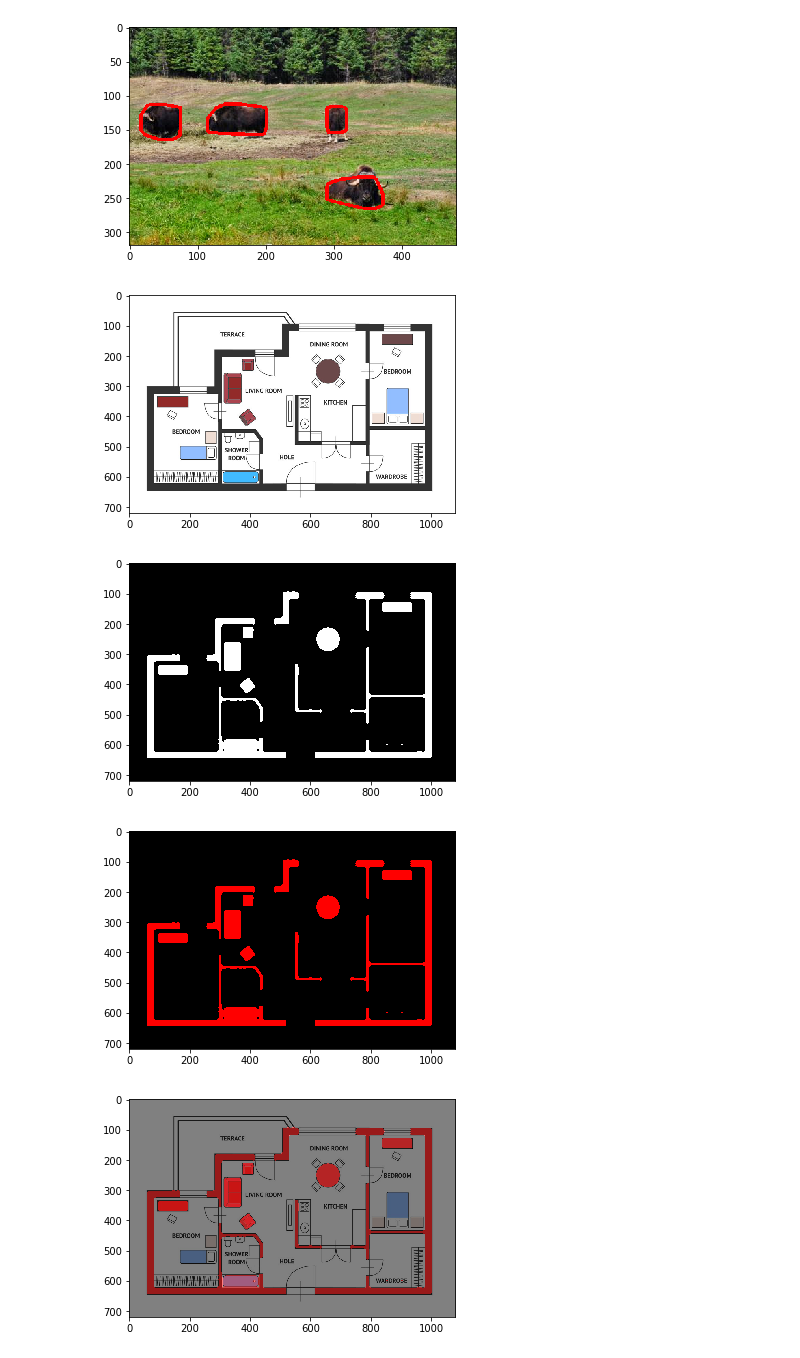
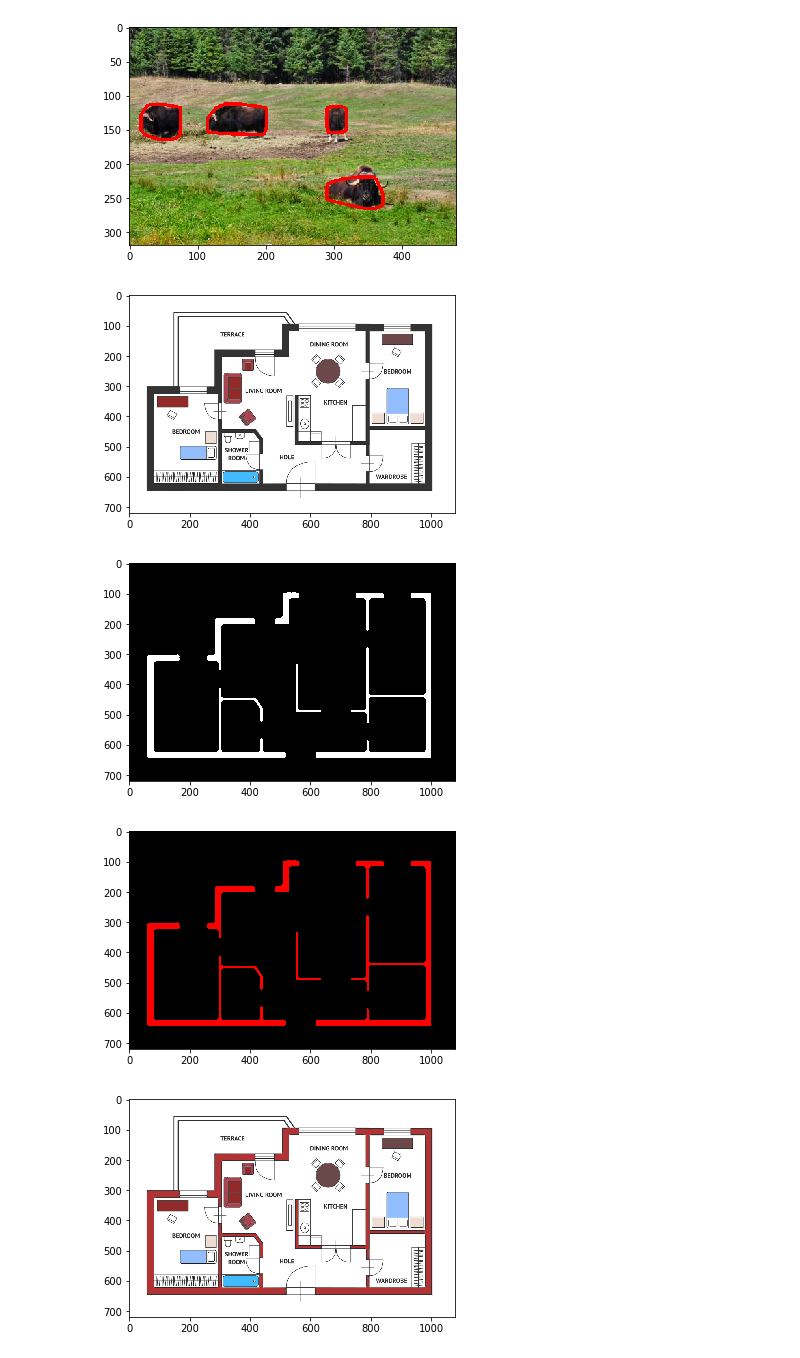
Before and after one commit to loftmain/opencv_project, a Jupyter notebook: day5.ipynb, the cells around one changed output. Saved outputs shown, nothing was run; the diff lists cells and outputs as text; code cells hidden in the pictures.

```diff
--- a/day5.ipynb
+++ b/day5.ipynb
@@ -129,7 +129,8 @@ imshow("", src)
 [figure]
 # %%
 src = cv2.imread('draw.png', 0)
-_, src_bin = cv2.threshold(src, 0, 255, cv2.THRESH_BINARY | cv2.THRESH_OTSU)
+#_, src_bin = cv2.threshold(src, 0, 255, cv2.THRESH_BINARY | cv2.THRESH_OTSU)
+_, src_bin = cv2.threshold(src, 70, 255, cv2.THRESH_BINARY)
 
 src_bin = 255 - src_bin
 src_bin = cv2.medianBlur(src_bin, 11)
@@ -145,15 +146,15 @@ imshow("", src)
 imshow("", dst1)
 # %% [output]
 [figure]
-[figure, old version]
+[figure, new version]
 # %%
 col = np.zeros((dst1.shape[0], dst1.shape[1], 3), dtype="uint8")
 col[:,:,2] = dst1
 imshow("", col)
 # %% [output]
-[figure, old version]
+[figure, new version]
 # %%
-dst2 = cv2.addWeighted(src, 0.5, col, 0.5, 0.0)
+dst2 = cv2.addWeighted(src, 1.0, col, 0.5, 0.0)
 imshow("", dst2)
 # %% [output]
-[figure, old version]
+[figure, new version]
```
Also changed, not shown: parts of 19 cells of this notebook, 3 other files.
